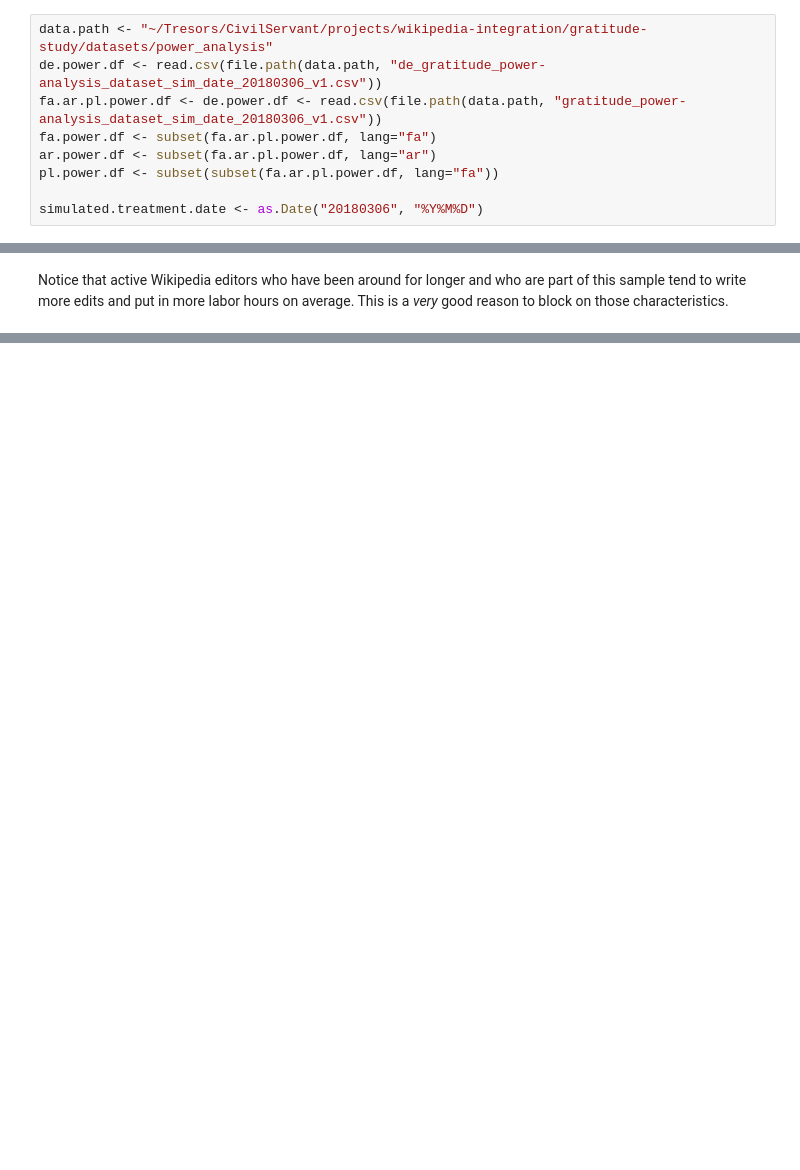
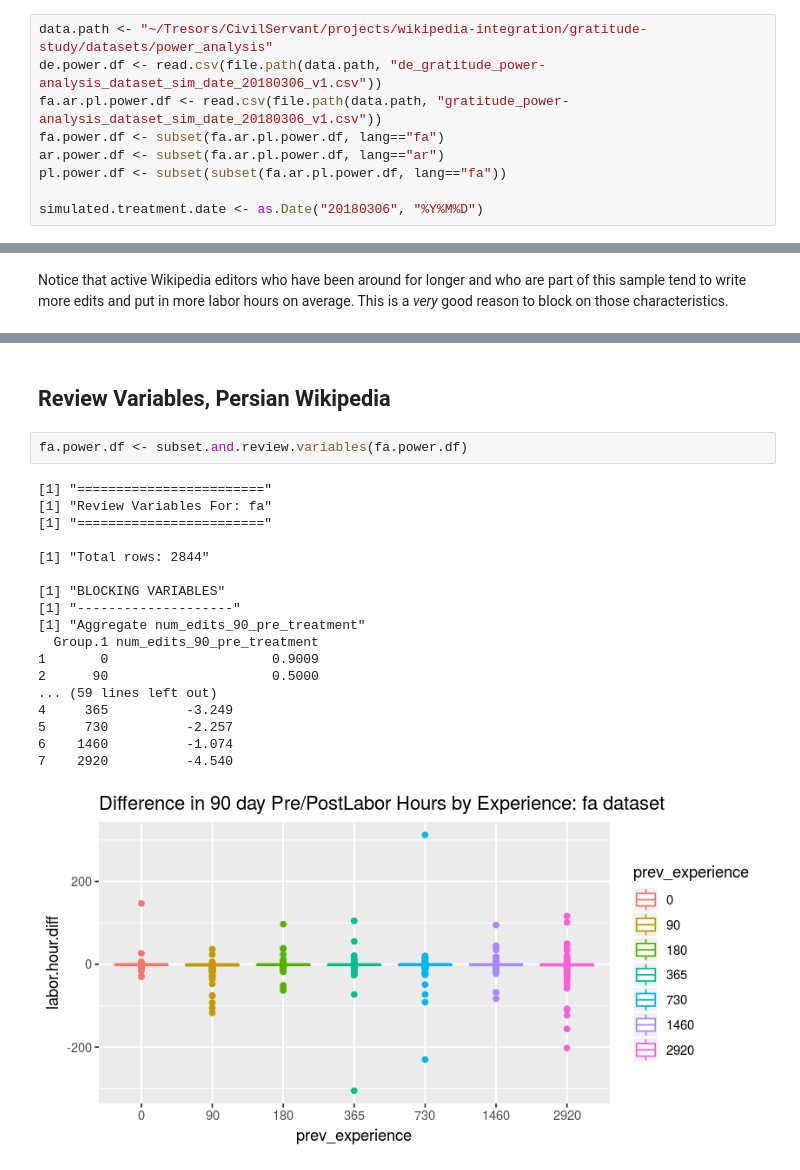
Before and after one commit to citizensandtech/CivilServant-Wikipedia-Analysis, a Jupyter notebook: power-analysis/thankee-experiment-2019/thanks-recipient-experiment-power-analysis-R.ipynb, the cells around one changed output, grey strips where cells are left out. Saved outputs shown, nothing was run; the diff lists cells and outputs as text; blank space fills up the shorter version.

```diff
--- a/power-analysis/thankee-experiment-2019/thanks-recipient-experiment-power-analysis-R.ipynb
+++ b/power-analysis/thankee-experiment-2019/thanks-recipient-experiment-power-analysis-R.ipynb
@@ -262,10 +267,10 @@ plot.power.results <- function(diagnoses, config.df){
 # %%
 data.path <- "~/Tresors/CivilServant/projects/wikipedia-integration/gratitude-study/datasets/power_analysis"
 de.power.df <- read.csv(file.path(data.path, "de_gratitude_power-analysis_dataset_sim_date_20180306_v1.csv"))
-fa.ar.pl.power.df <- de.power.df <- read.csv(file.path(data.path, "gratitude_power-analysis_dataset_sim_date_20180306_v1.csv"))
-fa.power.df <- subset(fa.ar.pl.power.df, lang="fa")
-ar.power.df <- subset(fa.ar.pl.power.df, lang="ar")
-pl.power.df <- subset(subset(fa.ar.pl.power.df, lang="fa"))
+fa.ar.pl.power.df <- read.csv(file.path(data.path, "gratitude_power-analysis_dataset_sim_date_20180306_v1.csv"))
+fa.power.df <- subset(fa.ar.pl.power.df, lang=="fa")
+ar.power.df <- subset(fa.ar.pl.power.df, lang=="ar")
+pl.power.df <- subset(subset(fa.ar.pl.power.df, lang=="fa"))
 
 simulated.treatment.date <- as.Date("20180306", "%Y%M%D")
 # %% [markdown]
@@ -385,0 +412,23 @@ aggregate(de.power.df[c("labor.hour.diff")],
+# %% [markdown]
+## Review Variables, Persian Wikipedia
+# %%
+fa.power.df <- subset.and.review.variables(fa.power.df)
+# %% [output]
+[1] "========================"
+[1] "Review Variables For: fa"
+[1] "========================"
+
+[1] "Total rows: 2844"
+
+[1] "BLOCKING VARIABLES"
+[1] "--------------------"
+[1] "Aggregate num_edits_90_pre_treatment"
+  Group.1 num_edits_90_pre_treatment
+1       0                     0.9009
+2      90                     0.5000
+... (59 lines left out)
+4     365          -3.249
+5     730          -2.257
+6    1460          -1.074
+7    2920          -4.540
+[figure, added]
```
Also changed, not shown: parts of 45 cells of this notebook.
